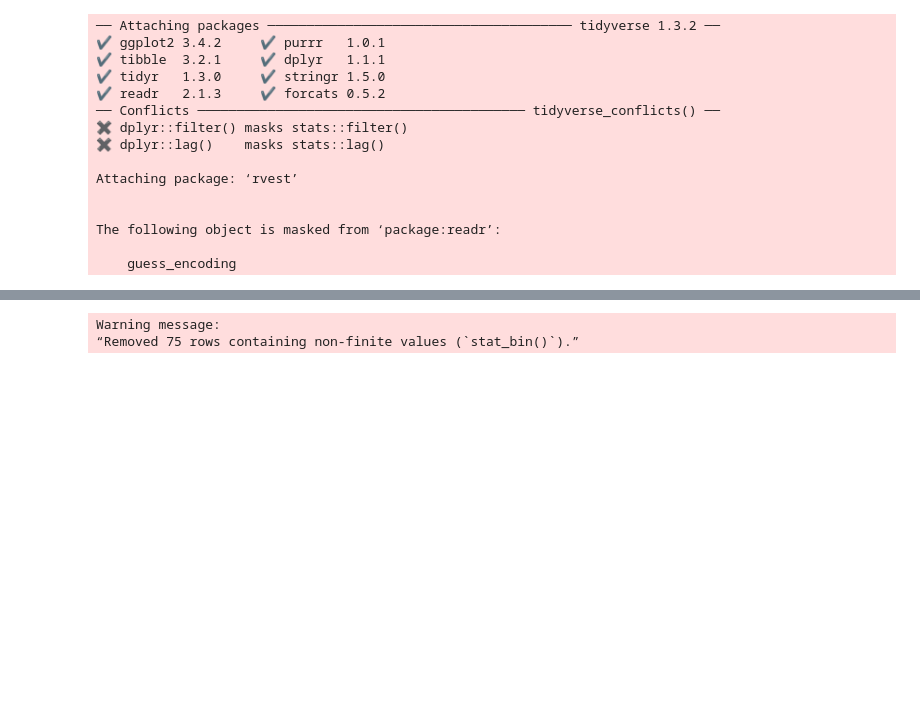
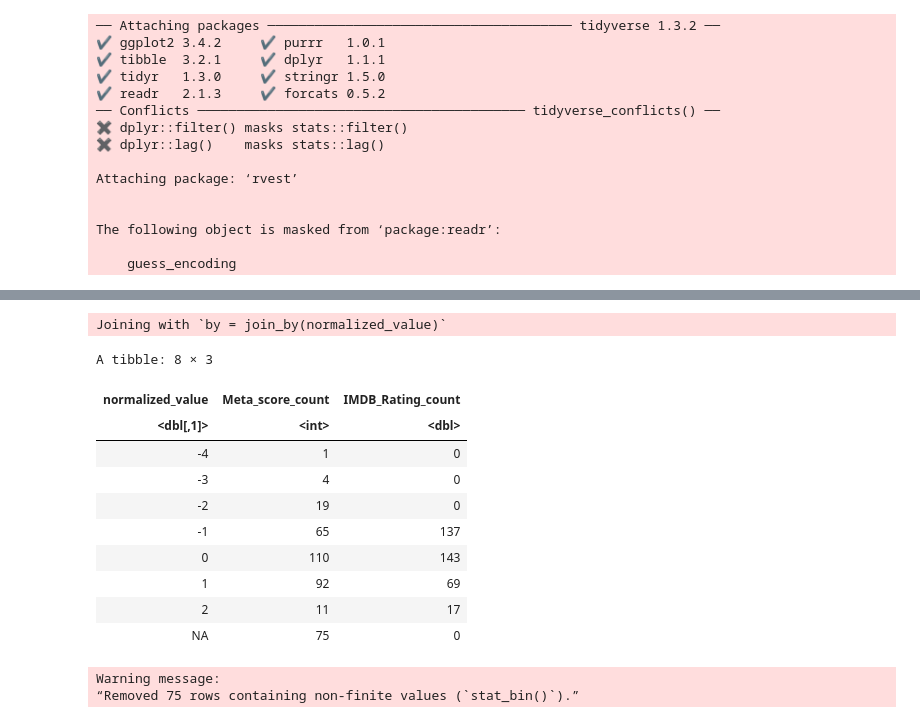
Before and after one commit to anh-dong/dsci-100-2023w1-group-33, a Jupyter notebook: Proposal.ipynb, the cells around one changed output, grey strips where cells are left out. Cells and saved outputs as stored; diff of their text form; code cells hidden in the pictures; blank space fills up the shorter version.

Commit message:
Reformatted and added summary table

```diff
--- a/Proposal.ipynb
+++ b/Proposal.ipynb
@@ -48,13 +38,7 @@ The following object is masked from ‘package:readr’:
 # %%
 ### Reading from Github
 url <- "https://github.com/anh-dong/dsci-100-2023w1-group-33/blob/main/data/imdb_top_1000.csv?raw=true"
-movies_raw <- read_csv(url) |>
-    select(-Poster_Link, -Overview) |>
-    filter(Released_Year > 1970) |>
-    mutate(Meta_score = scale(Meta_score), IMDB_Rating = scale(IMDB_Rating))
-# movies_raw
-# selectors <- paste()
-movies_raw
+movies_raw <- read_csv(url)
 # %% [output]
 Rows: 499 Columns: 16
 ── Column specification ────────────────────────────────────────────────────────
@@ -78,6 +52,36 @@ A tibble: 377 × 14
 # %%
 ### Table Summary
 movies <- movies_raw |>
-    select(Meta_score, IMDB_Rating)
+    select(Meta_score, IMDB_Rating, Released_Year) |>
+    filter(Released_Year > 1970) |>
+    mutate(Meta_score = round(scale(Meta_score), 0), IMDB_Rating = round(scale(IMDB_Rating), 0))
+
+movies_table_Meta_scores <- movies |>
+    group_by(Meta_score) |>
+    summarize(Meta_score_count = n()) |>
+    rename(normalized_value = Meta_score)
+
+
+movies_table_IMDB_Rating <- movies |>
+    group_by(IMDB_Rating) |>
+    summarize(IMDB_Rating_count = n()) |>
+    rename(normalized_value = IMDB_Rating)
+
+joined <- left_join(movies_table_Meta_scores, movies_table_IMDB_Rating) |>
+    mutate(IMDB_Rating_count = replace(IMDB_Rating_count, is.na(IMDB_Rating_count), 0))
+joined
+# %% [output]
+Joining with `by = join_by(normalized_value)`
+A tibble: 8 × 3
+| normalized_value | Meta_score_count | IMDB_Rating_count |
+| <dbl[,1]> | <int> | <dbl> |
+| -4 | 1 | 0 |
+| -3 | 4 | 0 |
+| -2 | 19 | 0 |
+| -1 | 65 | 137 |
+| 0 | 110 | 143 |
+| 1 | 92 | 69 |
+| 2 | 11 | 17 |
+| NA | 75 | 0 |
 # %%
 ### Summary Visual
```
Also changed, not shown: parts of 13 cells of this notebook, 1 other file.
